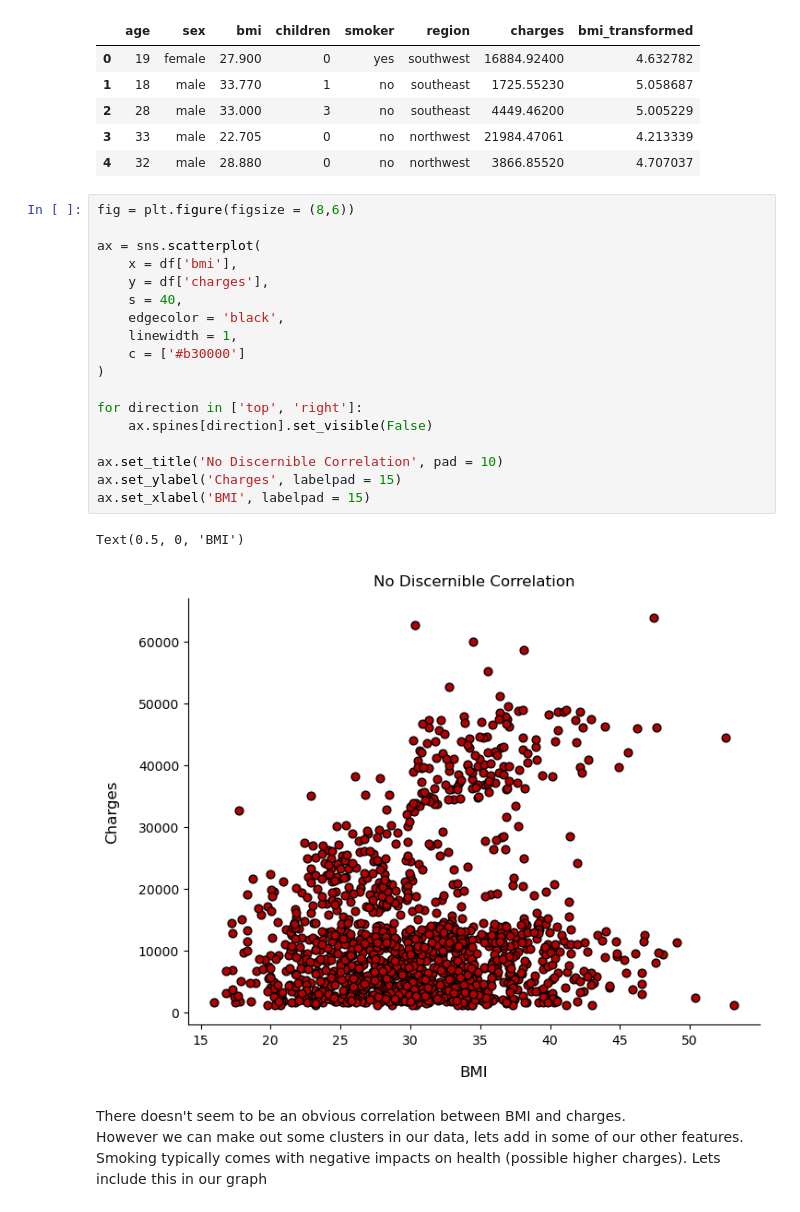
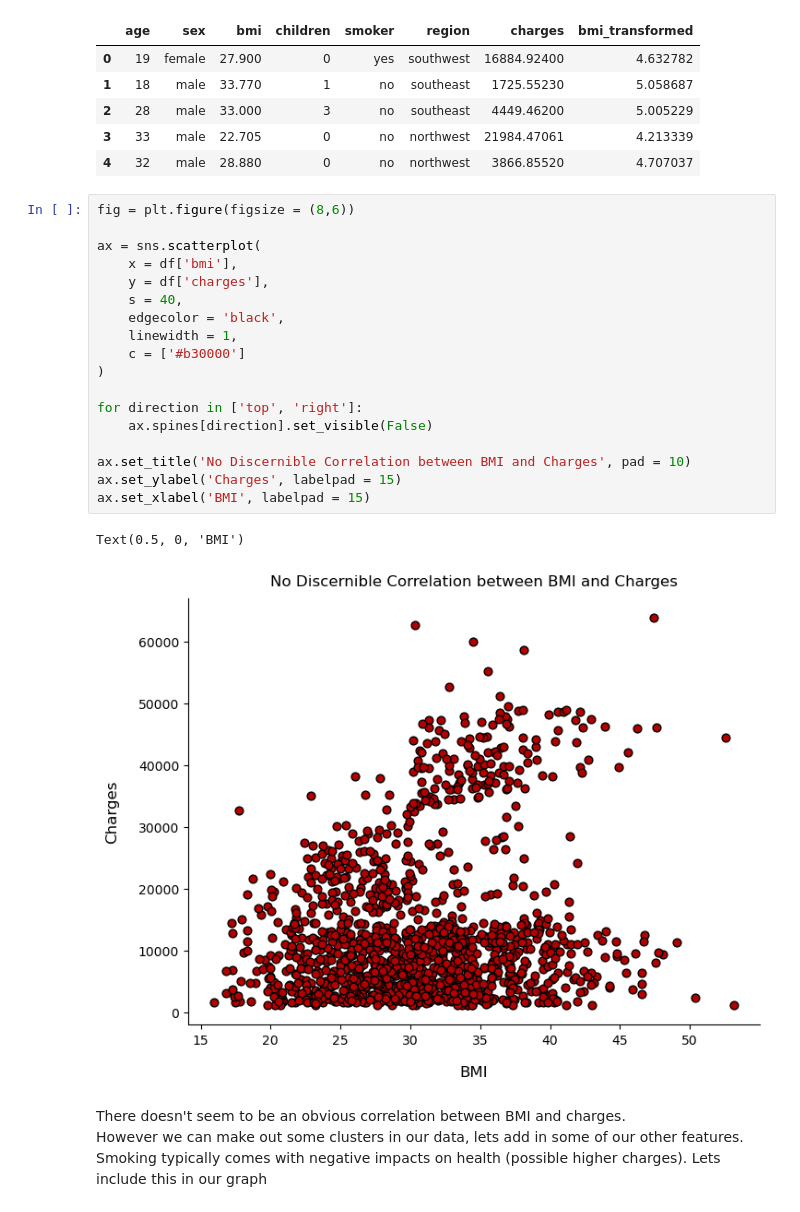
Before and after one commit to KyleThomson99/Portfolio, a Jupyter notebook: Healthcare_Cost_Analysis/EDA.ipynb, the cells around one changed output. Cells and saved outputs as stored; diff of their text form.

```diff
--- a/Healthcare_Cost_Analysis/EDA.ipynb
+++ b/Healthcare_Cost_Analysis/EDA.ipynb
@@ -275,24 +281,24 @@ df.head()
 # %%
 fig = plt.figure(figsize = (8,6))
 
 ax = sns.scatterplot(
     x = df['bmi'],
     y = df['charges'],
     s = 40,
     edgecolor = 'black',
     linewidth = 1,
     c = ['#b30000']
 )
 
 for direction in ['top', 'right']:
     ax.spines[direction].set_visible(False)
 
-ax.set_title('No Discernible Correlation', pad = 10)
+ax.set_title('No Discernible Correlation between BMI and Charges', pad = 10)
 ax.set_ylabel('Charges', labelpad = 15)
 ax.set_xlabel('BMI', labelpad = 15)
 # %% [output]
 Text(0.5, 0, 'BMI')
-[figure, old version]
+[figure, new version]
 # %% [markdown]
 There doesn't seem to be an obvious correlation between BMI and charges.
 However we can make out some clusters in our data, lets add in some of our other features.
```
Also changed, not shown: parts of 18 cells of this notebook.
